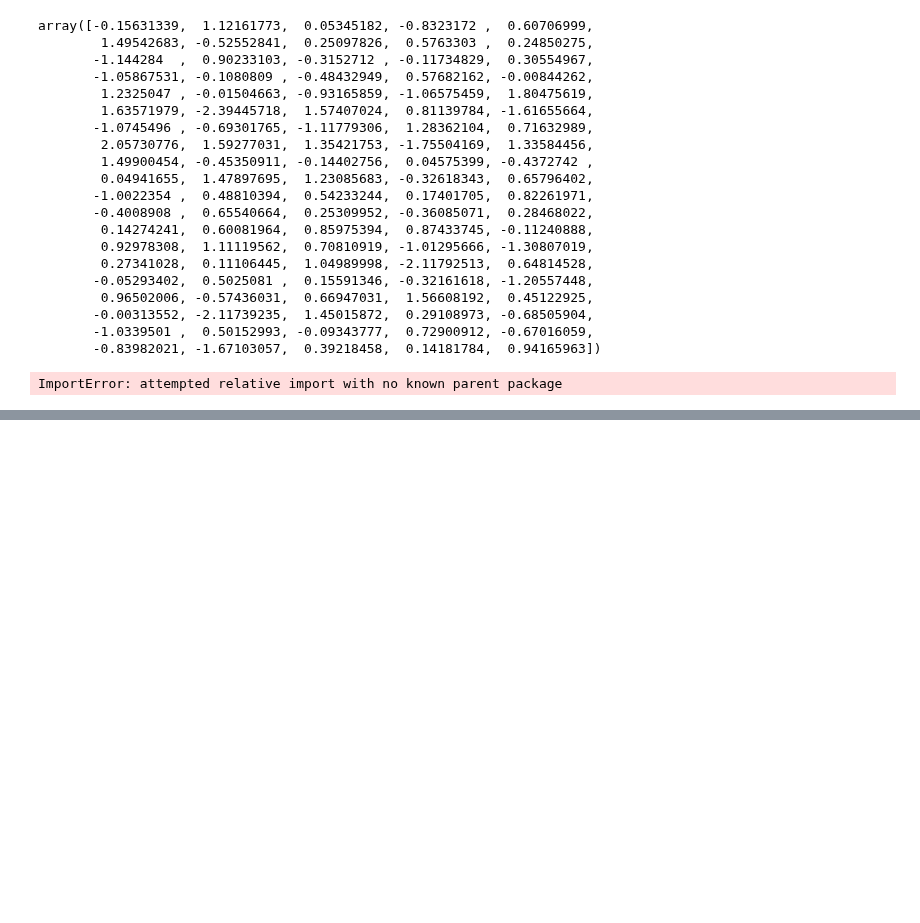
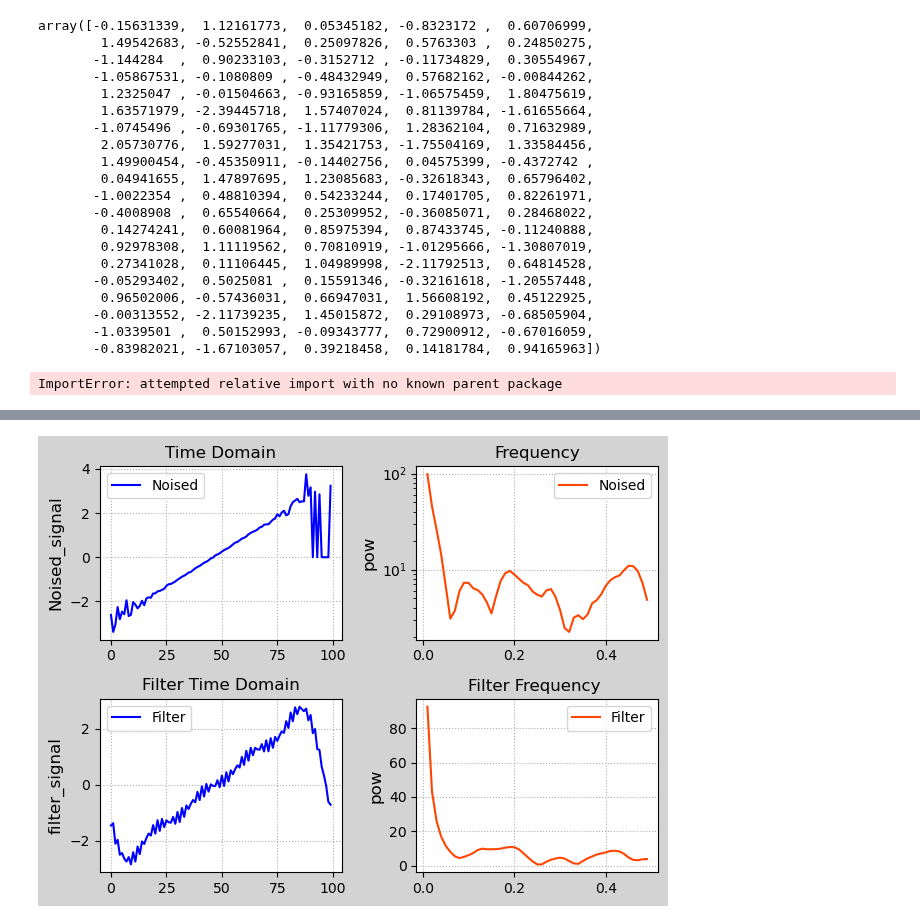
Before and after one commit to binweiyan/code, a Jupyter notebook: Untitled-1.ipynb, the cells around one changed output, grey strips where cells are left out. Saved outputs shown, nothing was run; the diff lists cells and outputs as text; code cells hidden in the pictures; blank space fills up the shorter version.

```diff
--- a/Untitled-1.ipynb
+++ b/Untitled-1.ipynb
@@ -1044,0 +1105,73 @@ kernels['cauchy'] = lambda x: 1 / (1 + x ** 2)
+# %%
+X = np.random.normal(size = 100000)
+y = X + np.random.normal(size = 100000)
+table = pd.DataFrame({'X': X, 'y': y})
+#descretize the Y get the mean of the corresponding X
+#bin the Y into 100 bins of equal length
+table['y_bin'] = pd.cut(table['y'], 100)
+#group by the y_bin and get the mean of the corresponding X
+table = table.groupby('y_bin').mean()
+# %%
+table = table.fillna(0)
+# %%
+"""
+    频域滤波降噪 使用傅里叶变换 滤除声音中的噪声
+"""
+import numpy as np
+import numpy.fft as nf
+import scipy.io.wavfile as wf
+import matplotlib.pyplot as mp
+
+times = np.arange(table['X'].size)  # x轴
+
+mp.figure("Filter", facecolor="lightgray")
+mp.subplot(221)
+mp.title("Time Domain", fontsize=12)
+mp.ylabel("Noised_signal", fontsize=12)
+mp.grid(linestyle=":")
+mp.plot(times, table['X'], color="b", label="Noised")
+mp.legend()
+mp.tight_layout()
+
+# 傅里叶变换 频域分析
+complex_ary = nf.fft(table['X'])
+
+fft_freqs = nf.fftfreq(table['X'].size, times[1] - times[0])  # 频域序列
+fft_pows = np.abs(complex_ary)     # 复数的摸-->能量  Y轴
+
+# 绘制频域图
+mp.subplot(222)
+mp.title("Frequency", fontsize=12)
+mp.ylabel("pow", fontsize=12)
+mp.grid(linestyle=":")
+mp.semilogy(fft_freqs[fft_freqs > 0], fft_pows[fft_freqs > 0], color="orangered", label="Noised")
+mp.legend()
+mp.tight_layout()
+
+# keep the top 10% of the frequency
+noised_indices = np.where(fft_pows < np.percentile(fft_pows, 90))[0]
+filter_fft = complex_ary.copy()
+filter_fft[noised_indices] = 0  # 噪声数据位置 =0
+
+# 绘制去除噪声后的 频域图
+mp.subplot(224)
+mp.title("Filter Frequency ", fontsize=12)
+mp.ylabel("pow", fontsize=12)
+mp.grid(linestyle=":")
+mp.plot(fft_freqs[fft_freqs > 0], filter_pow[fft_freqs > 0], color="orangered", label="Filter")
+mp.legend()
+mp.tight_layout()
+
+# 对滤波后的数组，逆向傅里叶变换
+filter_sign = nf.ifft(filter_fft).real
+
+# 绘制去除噪声的 时域图像
+mp.subplot(223)
+mp.title("Filter Time Domain", fontsize=12)
+mp.ylabel("filter_signal", fontsize=12)
+mp.grid(linestyle=":")
+mp.plot(times, filter_sign, color="b", label="Filter")
+mp.legend()
+mp.tight_layout()
+# %% [output]
+[figure, added]
```
Also changed, not shown: parts of 7 cells of this notebook.
